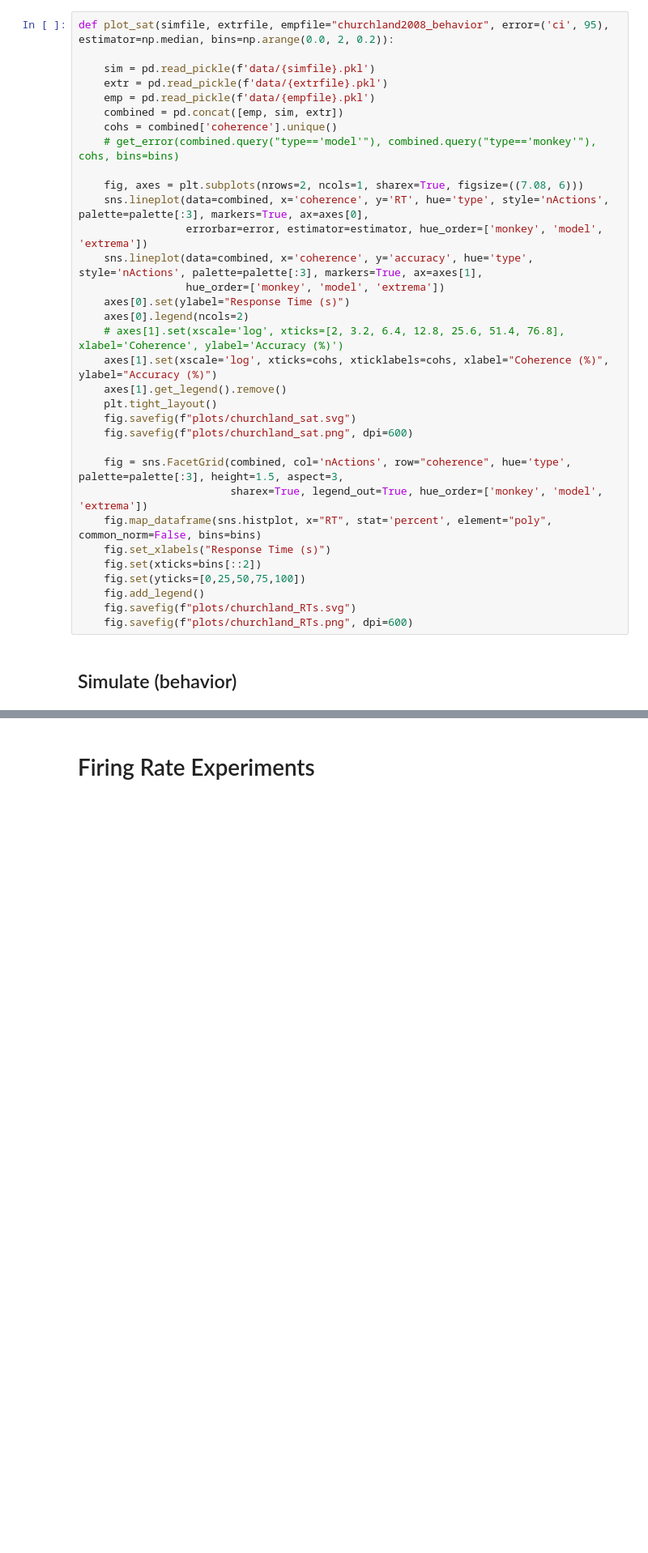
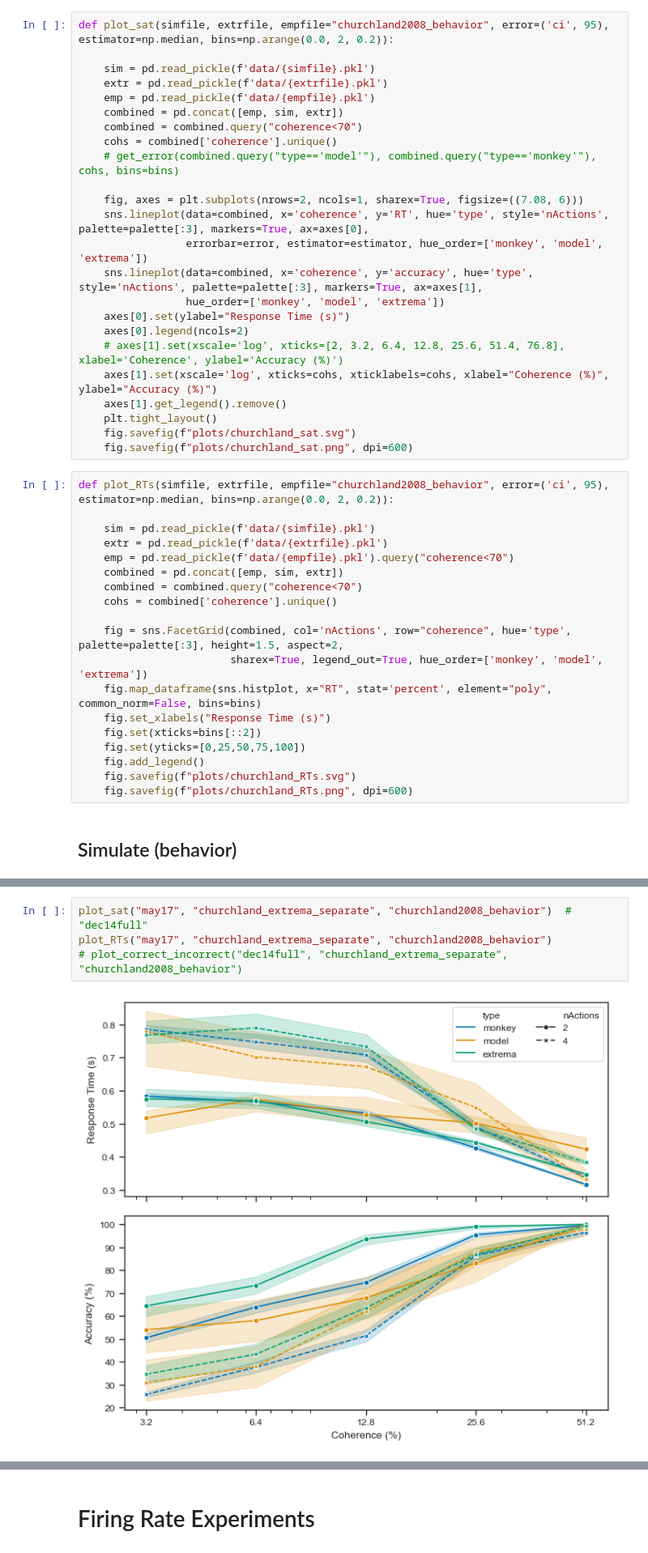
Before and after one commit to psipeter/speed-accuracy-tradeoff, a Jupyter notebook: churchland_compare.ipynb, the cells around one changed output, grey strips where cells are left out. Shown: that part at 81% size. Cells and saved outputs as stored; diff of their text form; blank space fills up the shorter version.

```diff
--- a/churchland_compare.ipynb
+++ b/churchland_compare.ipynb
@@ -393,6 +267,7 @@ def plot_sat(simfile, extrfile, empfile="churchland2008_behavior", error=('ci',
     extr = pd.read_pickle(f'data/{extrfile}.pkl')
     emp = pd.read_pickle(f'data/{empfile}.pkl')
     combined = pd.concat([emp, sim, extr])
+    combined = combined.query("coherence<70")
     cohs = combined['coherence'].unique()
     # get_error(combined.query("type=='model'"), combined.query("type=='monkey'"), cohs, bins=bins)
 
@@ -409,15 +284,24 @@ def plot_sat(simfile, extrfile, empfile="churchland2008_behavior", error=('ci',
     plt.tight_layout()
     fig.savefig(f"plots/churchland_sat.svg")
     fig.savefig(f"plots/churchland_sat.png", dpi=600)
-
-    fig = sns.FacetGrid(combined, col='nActions', row="coherence", hue='type', palette=palette[:3], height=1.5, aspect=3,
-                        sharex=True, legend_out=True, hue_order=['monkey', 'model', 'extrema'])
-    fig.map_dataframe(sns.histplot, x="RT", stat='percent', element="poly", common_norm=False, bins=bins)
-    fig.set_xlabels("Response Time (s)")
-    fig.set(xticks=bins[::2])
-    fig.set(yticks=[0,25,50,75,100])
-    fig.add_legend()
-    fig.savefig(f"plots/churchland_RTs.svg")
-    fig.savefig(f"plots/churchland_RTs.png", dpi=600)
+# %%
+def plot_RTs(simfile, extrfile, empfile="churchland2008_behavior", error=('ci', 95), estimator=np.median, bins=np.arange(0.0, 2, 0.2)):
+
+    sim = pd.read_pickle(f'data/{simfile}.pkl')
+    extr = pd.read_pickle(f'data/{extrfile}.pkl')
+    emp = pd.read_pickle(f'data/{empfile}.pkl').query("coherence<70")
+    combined = pd.concat([emp, sim, extr])
+    combined = combined.query("coherence<70")
+    cohs = combined['coherence'].unique()
+
+    fig = sns.FacetGrid(combined, col='nActions', row="coherence", hue='type', palette=palette[:3], height=1.5, aspect=2,
+                        sharex=True, legend_out=True, hue_order=['monkey', 'model', 'extrema'])
+    fig.map_dataframe(sns.histplot, x="RT", stat='percent', element="poly", common_norm=False, bins=bins)
+    fig.set_xlabels("Response Time (s)")
+    fig.set(xticks=bins[::2])
+    fig.set(yticks=[0,25,50,75,100])
+    fig.add_legend()
+    fig.savefig(f"plots/churchland_RTs.svg")
+    fig.savefig(f"plots/churchland_RTs.png", dpi=600)
 # %% [markdown]
 ## Simulate (behavior)
@@ -441,0 +340,6 @@ plot_correct_incorrect("dec14full", "churchland_extrema_separate", "churchland20
+# %%
+plot_sat("may17", "churchland_extrema_separate", "churchland2008_behavior")  # "dec14full"
+plot_RTs("may17", "churchland_extrema_separate", "churchland2008_behavior")
+# plot_correct_incorrect("dec14full", "churchland_extrema_separate", "churchland2008_behavior")
+# %% [output]
+[figure, added]
```
Also changed, not shown: parts of 10 cells of this notebook, 1 other file.
